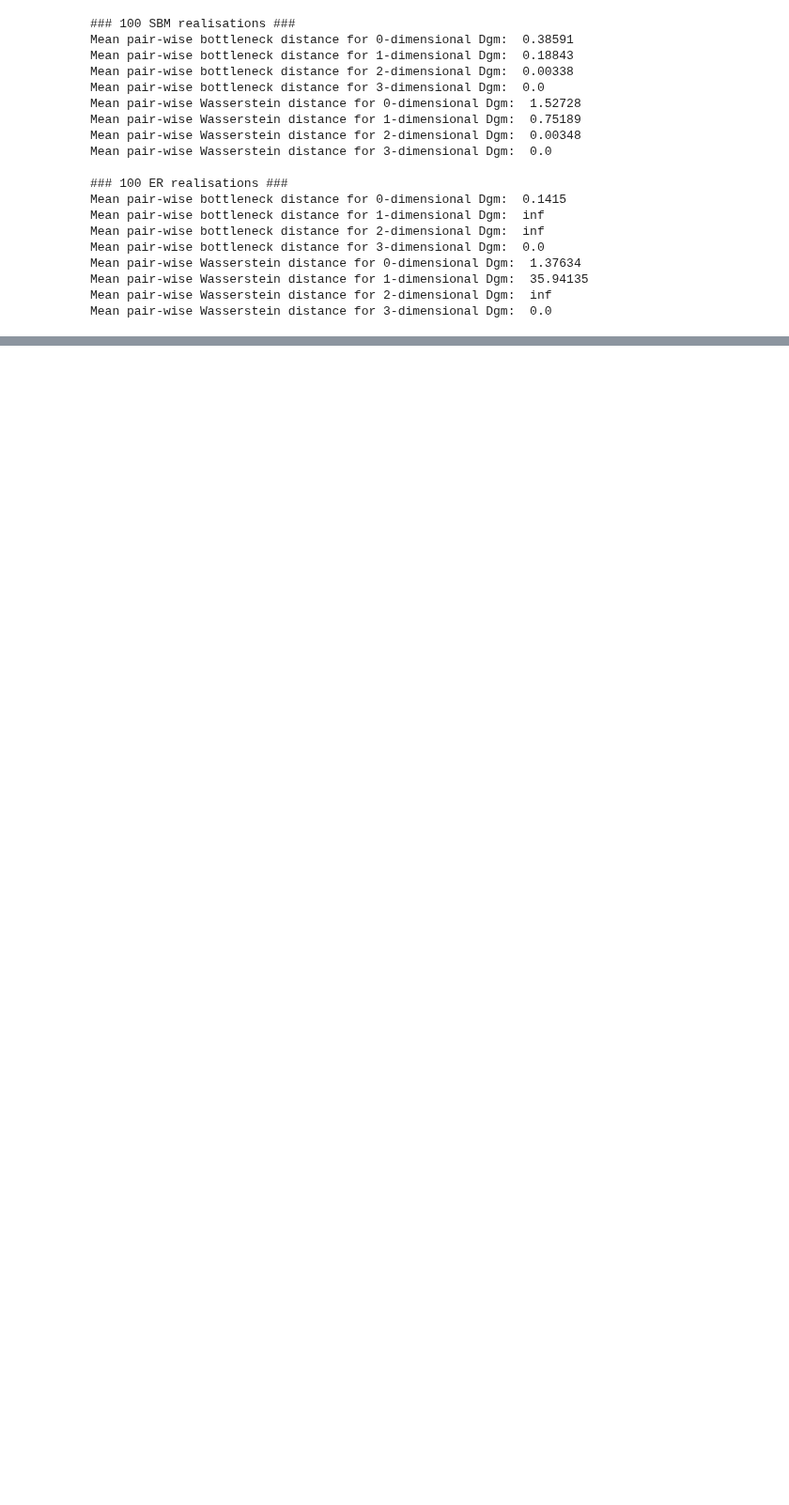
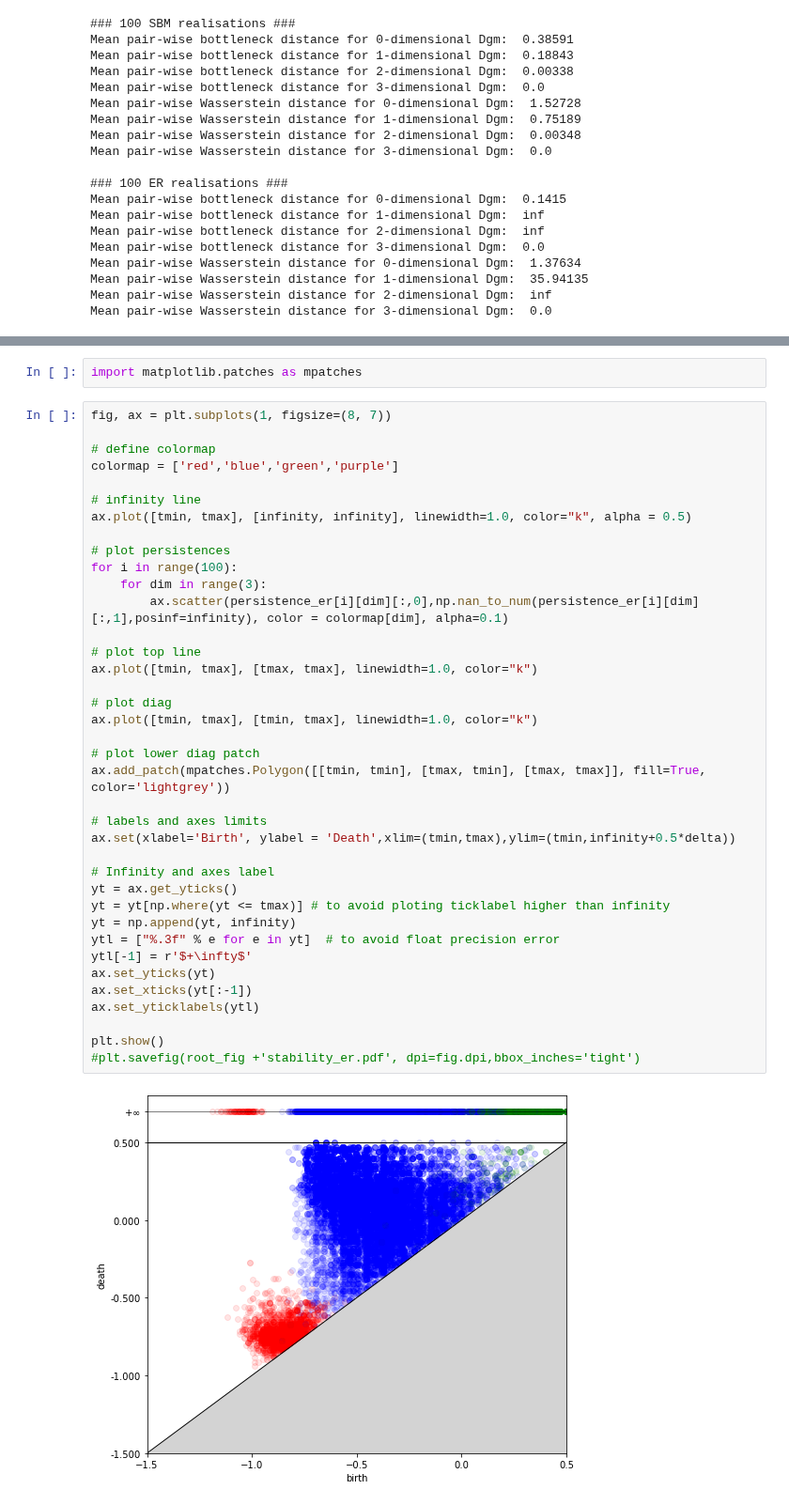
Before and after one commit to barahona-research-group/MCF, a Jupyter notebook: experiments/220427_stability_results.ipynb, the cells around one changed output, grey strips where cells are left out. Shown at 94% size. Cells and saved outputs as stored; diff of their text form; blank space fills up the shorter version.

```diff
--- a/experiments/220427_stability_results.ipynb
+++ b/experiments/220427_stability_results.ipynb
@@ -59,0 +65,42 @@ Mean pair-wise Wasserstein distance for 3-dimensional Dgm:  0.0
+# %%
+import matplotlib.patches as mpatches
+# %%
+fig, ax = plt.subplots(1, figsize=(8, 7))
+
+# define colormap
+colormap = ['red','blue','green','purple']
+
+# infinity line
+ax.plot([tmin, tmax], [infinity, infinity], linewidth=1.0, color="k", alpha = 0.5)
+
+# plot persistences
+for i in range(100):
+    for dim in range(3):
+        ax.scatter(persistence_er[i][dim][:,0],np.nan_to_num(persistence_er[i][dim][:,1],posinf=infinity), color = colormap[dim], alpha=0.1)
+
+# plot top line
+ax.plot([tmin, tmax], [tmax, tmax], linewidth=1.0, color="k")
+
+# plot diag
+ax.plot([tmin, tmax], [tmin, tmax], linewidth=1.0, color="k")
+
+# plot lower diag patch
+ax.add_patch(mpatches.Polygon([[tmin, tmin], [tmax, tmin], [tmax, tmax]], fill=True, color='lightgrey'))
+
+# labels and axes limits
+ax.set(xlabel='Birth', ylabel = 'Death',xlim=(tmin,tmax),ylim=(tmin,infinity+0.5*delta))
+
+# Infinity and axes label
+yt = ax.get_yticks()
+yt = yt[np.where(yt <= tmax)] # to avoid ploting ticklabel higher than infinity
+yt = np.append(yt, infinity)
+ytl = ["%.3f" % e for e in yt]  # to avoid float precision error
+ytl[-1] = r'$+\infty$'
+ax.set_yticks(yt)
+ax.set_xticks(yt[:-1])
+ax.set_yticklabels(ytl)
+
+plt.show()
+#plt.savefig(root_fig +'stability_er.pdf', dpi=fig.dpi,bbox_inches='tight')
+# %% [output]
+[figure, added]
```
Also changed, not shown: parts of 4 cells of this notebook, 6 other files.
